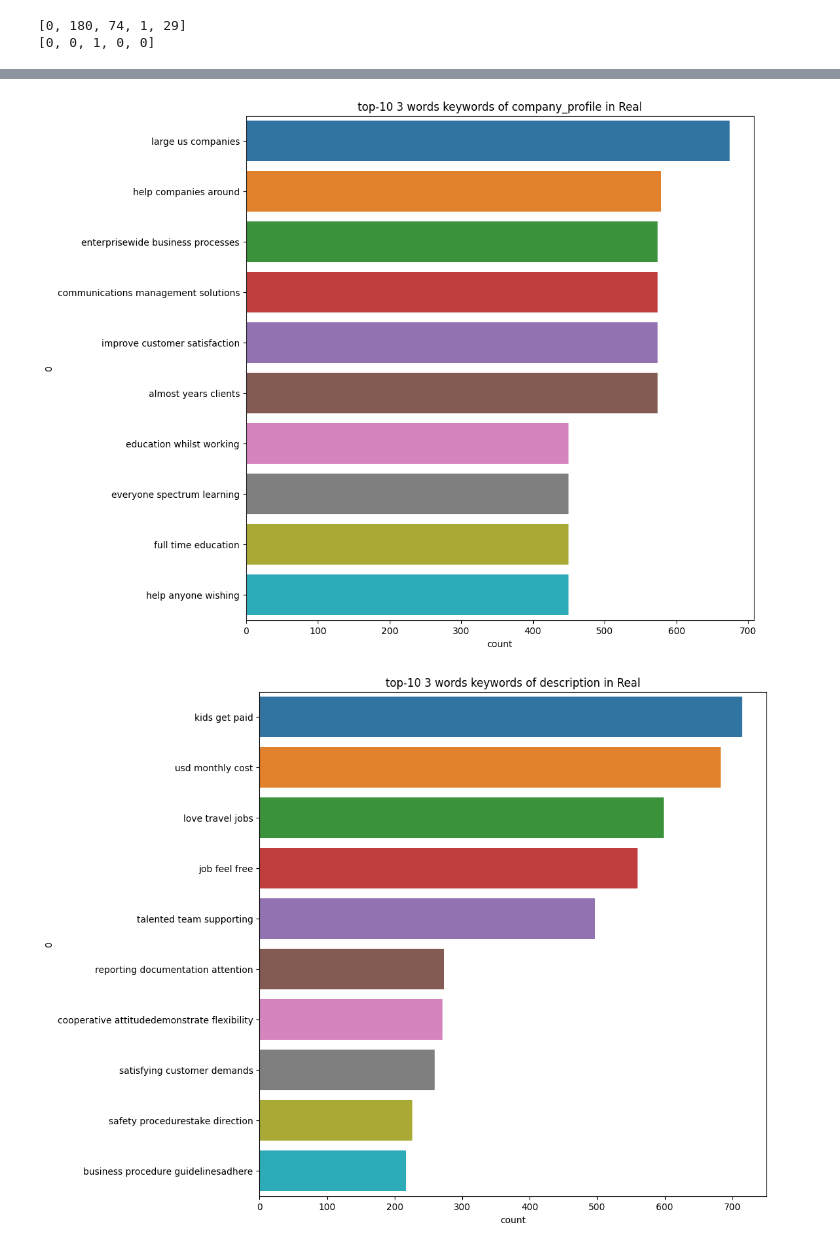
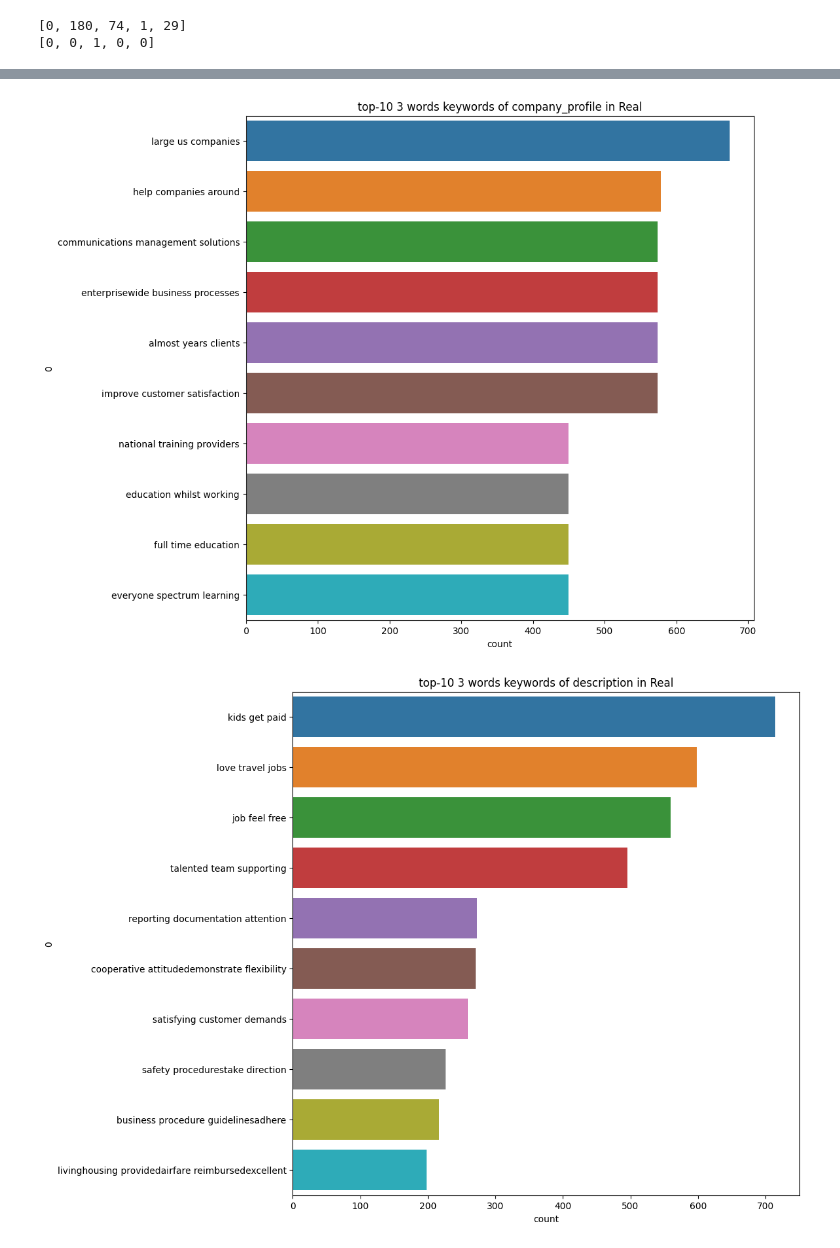
Before and after one commit to glistering96/BigDataAnalysis-HYU-IE, a Jupyter notebook: notebook/Text_Rule_박우찬.ipynb, the cells around one changed output, grey strips where cells are left out. Drawn from its saved outputs; the diff is of its cells as text; code cells hidden in the pictures.

Commit message:
#5 stemming 안하고 lemmatization ngram plot에서 none 제거

```diff
--- a/notebook/Text_Rule_박우찬.ipynb
+++ b/notebook/Text_Rule_박우찬.ipynb
@@ -117,10 +104,11 @@ text_stemmed.head()
 # %%
-text_lemmatized = text_stemmed.copy(deep = True)
+text_lemmatized = text_tokenized.copy(deep = True)
 
 wl = WordNetLemmatizer()
+stop_words = stopwords.words('english')
 
 for col in text_lemmatized.columns[:-1]:
-    text_lemmatized[col] = text_lemmatized[col].apply(lambda x : [wl.lemmatize(w) for w in x])
+    text_lemmatized[col] = text_lemmatized[col].apply(lambda x : [wl.lemmatize(w) for w in x if w not in stop_words])
 
 text_lemmatized.head()
 # %% [output]
@@ -220,6 +208,11 @@ def plot_top_Ngrams(col, size, Real = True, n = 20):
         top_ngrams = get_top_tweet_Ngrams(text_df[col][text_df.fraudulent == 1], size)[:n]
 
     words, counts = map(list, zip(*top_ngrams))
+    #none 제거
+    for i in range(words.count('none')):
+        idx = words.index('none')
+        del words[idx]
+        del counts[idx]
 
     fig = plt.figure(figsize = (10, n))
     sns.barplot(x = counts, y = words)
@@ -258,6 +251,8 @@ print(Fcounts)
 [0, 0, 1, 0, 0]
 # %%
 from rake_nltk import Rake
+
+DATA = text_cleaned
 
 def get_keyword(text, length):
     r = Rake()
@@ -272,7 +267,7 @@ def get_keyword(text, length):
 
 def keyword_list(col, length, topk, FAKE = True):
     keywords = []
-    for x in text_cleaned[col][text_cleaned.fraudulent == FAKE]:
+    for x in DATA[col][DATA.fraudulent == FAKE]:
         kw = get_keyword(x, length)[:topk]
         for k in kw:
             keywords.append(k)
@@ -288,6 +283,9 @@ def plot_keyword_counts(col, length, topk, plotsize = 10, FAKE = True):
     plt.title('top-{} {} words keywords of {} in {}'.format(topk, length, col, 'Fake' if FAKE else 'Real'))
     plt.show()
 # %%
-for col in text_cleaned.columns[:-1]:
+# plot_keyword_counts(col, 단어 길이, 한 text에서 추출할 keyword 개수, plot할 개수, Fake인지)
+
+
+for col in DATA.columns[:-1]:
     plot_keyword_counts(col, 3, 10)
 # %% [output]
@@ -298,5 +296,5 @@ for col in text_cleaned.columns[:-1]:
 [figure]
 # %%
-for col in text_cleaned.columns[:-1]:
+for col in DATA.columns[:-1]:
     plot_keyword_counts(col, 3, 10, FAKE = False)
 # %% [output]
@@ -304,3 +302,3 @@ for col in text_cleaned.columns[:-1]:
-[figure, old version]
+[figure, new version]
-[figure, old version]
+[figure, new version]
 [figure]
```
Also changed, not shown: parts of 11 cells of this notebook.
